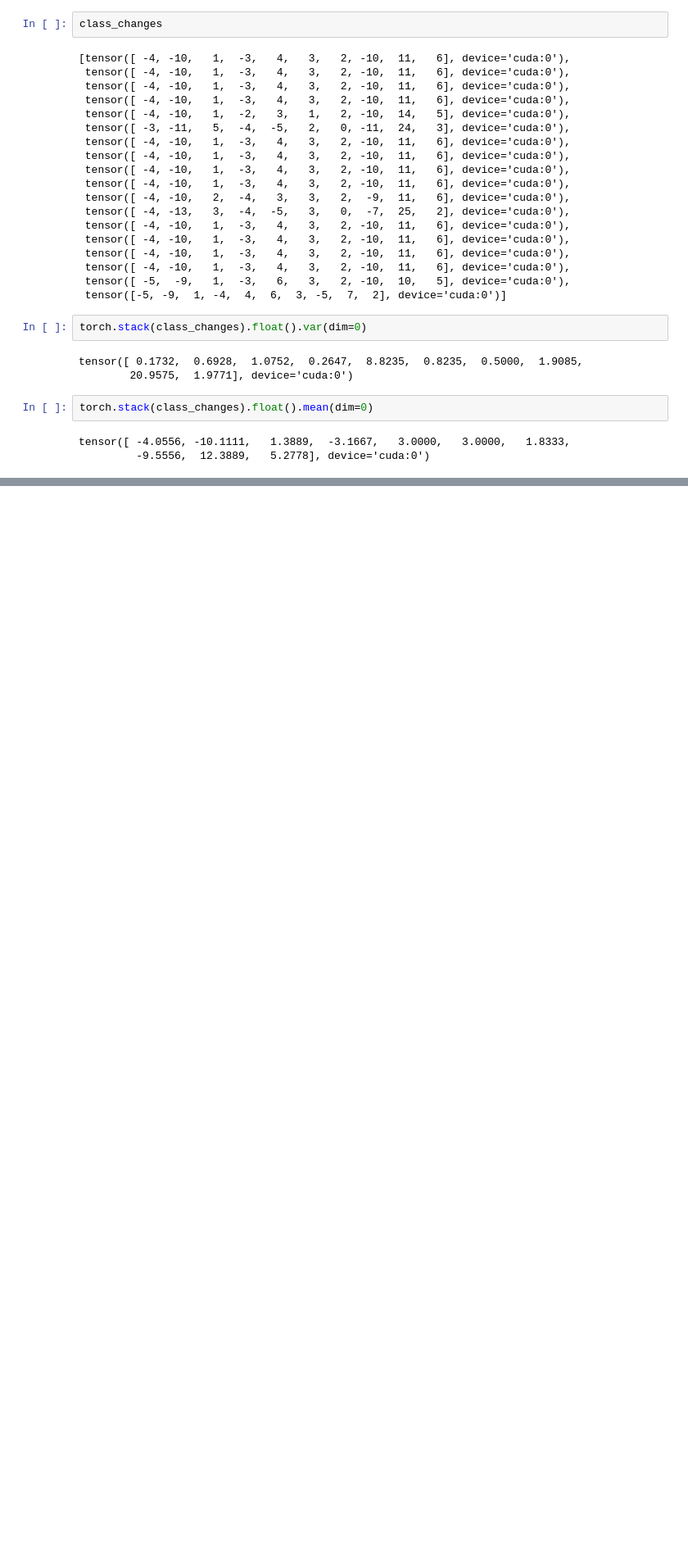
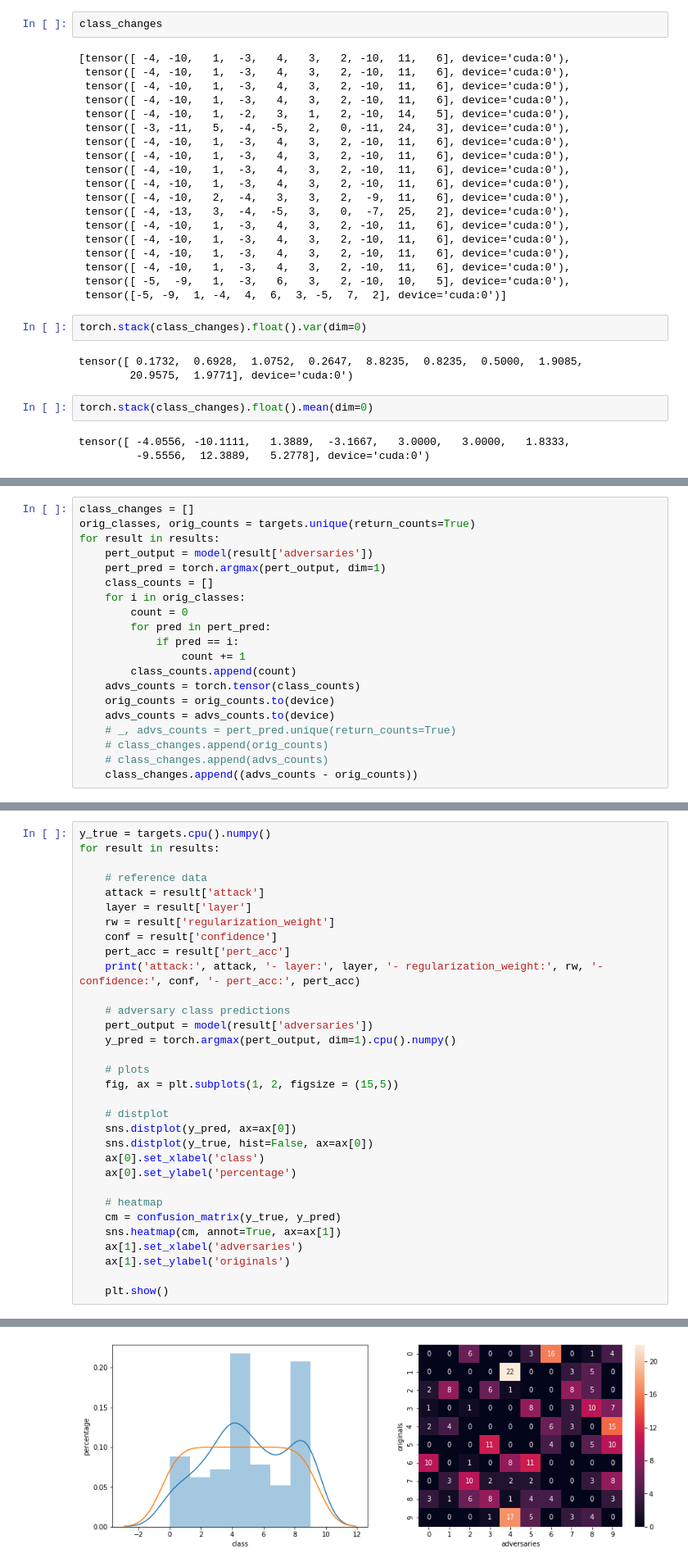
Before and after one commit to fabriceyhc/nc_diversity_attacks, a Jupyter notebook: CW - nc - mnist.ipynb, the cells around one changed output, grey strips where cells are left out. Shown at 82% size. Saved outputs shown, nothing was run; the diff lists cells and outputs as text; blank space fills up the shorter version.

```diff
--- a/CW - nc - mnist.ipynb
+++ b/CW - nc - mnist.ipynb
@@ -458,0 +562,20 @@ tensor([ -4.0556, -10.1111,   1.3889,  -3.1667,   3.0000,   3.0000,   1.8333,
+# %%
+class_changes = []
+orig_classes, orig_counts = targets.unique(return_counts=True)
+for result in results:
+    pert_output = model(result['adversaries'])
+    pert_pred = torch.argmax(pert_output, dim=1)
+    class_counts = []
+    for i in orig_classes:
+        count = 0
+        for pred in pert_pred:
+            if pred == i:
+                count += 1
+        class_counts.append(count)
+    advs_counts = torch.tensor(class_counts)
+    orig_counts = orig_counts.to(device)
+    advs_counts = advs_counts.to(device)
+    # _, advs_counts = pert_pred.unique(return_counts=True)
+    # class_changes.append(orig_counts)
+    # class_changes.append(advs_counts)
+    class_changes.append((advs_counts - orig_counts))
@@ -458,0 +611,33 @@ tensor([ -4.0556, -10.1111,   1.3889,  -3.1667,   3.0000,   3.0000,   1.8333,
+# %%
+y_true = targets.cpu().numpy()
+for result in results:
+
+    # reference data
+    attack = result['attack']
+    layer = result['layer']
+    rw = result['regularization_weight']
+    conf = result['confidence']
+    pert_acc = result['pert_acc']
+    print('attack:', attack, '- layer:', layer, '- regularization_weight:', rw, '- confidence:', conf, '- pert_acc:', pert_acc)
+
+    # adversary class predictions
+    pert_output = model(result['adversaries'])
+    y_pred = torch.argmax(pert_output, dim=1).cpu().numpy()
+
+    # plots
+    fig, ax = plt.subplots(1, 2, figsize = (15,5))
+
+    # distplot
+    sns.distplot(y_pred, ax=ax[0])
+    sns.distplot(y_true, hist=False, ax=ax[0])
+    ax[0].set_xlabel('class')
+    ax[0].set_ylabel('percentage')
+
+    # heatmap
+    cm = confusion_matrix(y_true, y_pred)
+    sns.heatmap(cm, annot=True, ax=ax[1])
+    ax[1].set_xlabel('adversaries')
+    ax[1].set_ylabel('originals')
+
+    plt.show()
+# %% [output]
@@ -458,0 +645 @@ tensor([ -4.0556, -10.1111,   1.3889,  -3.1667,   3.0000,   3.0000,   1.8333,
+[figure, added]
```
Also changed, not shown: parts of 58 cells of this notebook, 10 other files.
